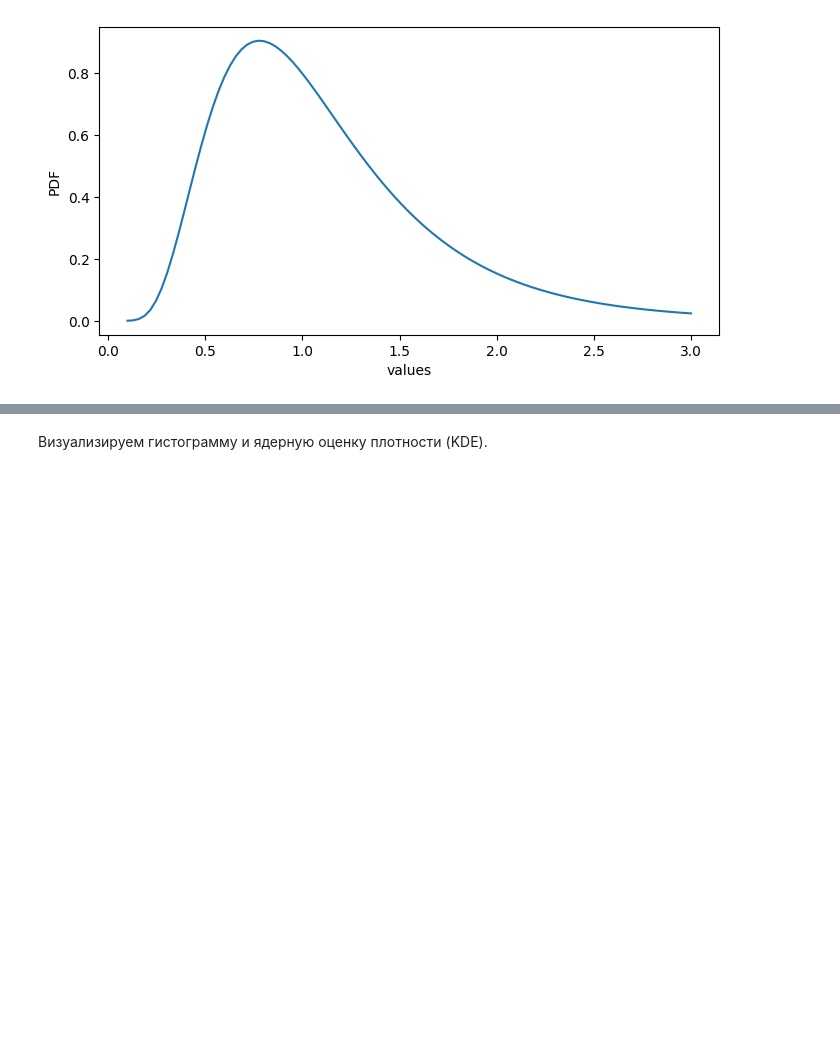
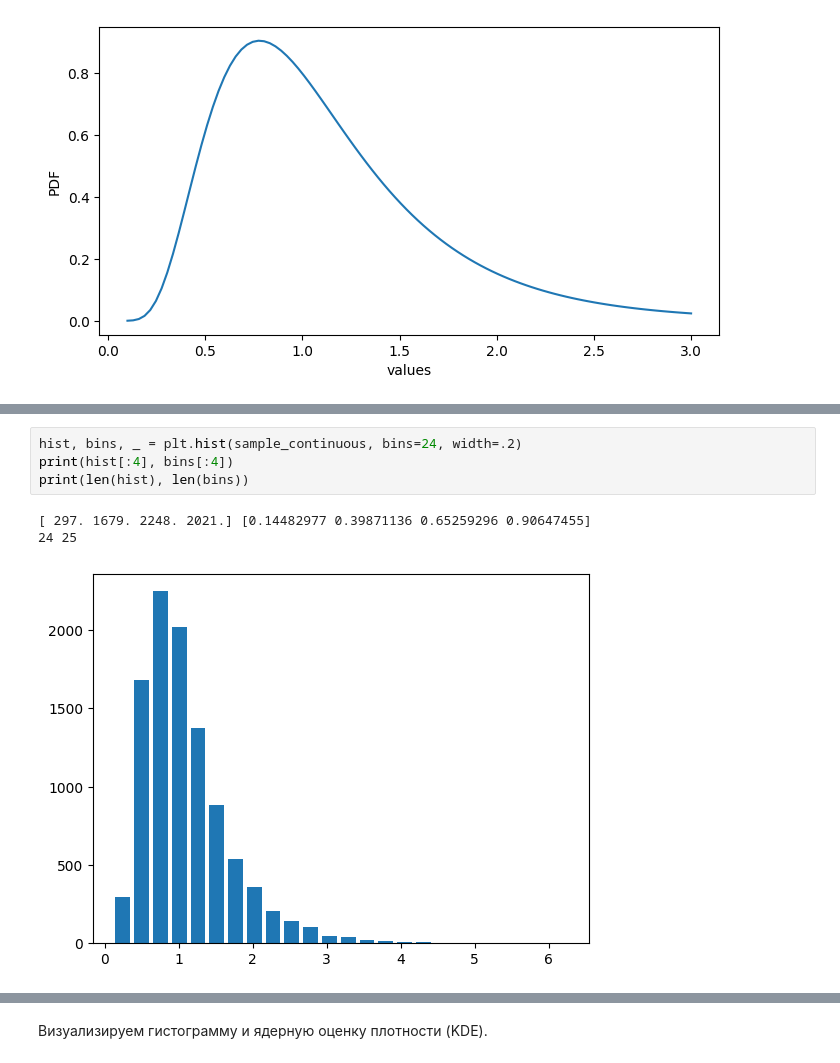
Before and after one commit to ordevoir/Data_Analysis, a Jupyter notebook: Random_Variables_base.ipynb, the cells around one changed output, grey strips where cells are left out. Drawn from its saved outputs; the diff is of its cells as text; blank space fills up the shorter version.

```diff
--- a/Random_Variables_base.ipynb
+++ b/Random_Variables_base.ipynb
@@ -452,0 +468,8 @@ data = np.random.lognormal(mean=0., sigma=0.5, size=1000)
+# %%
+hist, bins, _ = plt.hist(sample_continuous, bins=24, width=.2)
+print(hist[:4], bins[:4])
+print(len(hist), len(bins))
+# %% [output]
+[ 297. 1679. 2248. 2021.] [0.14482977 0.39871136 0.65259296 0.90647455]
+24 25
+[figure, added]
```
Also changed, not shown: parts of 31 cells of this notebook.
